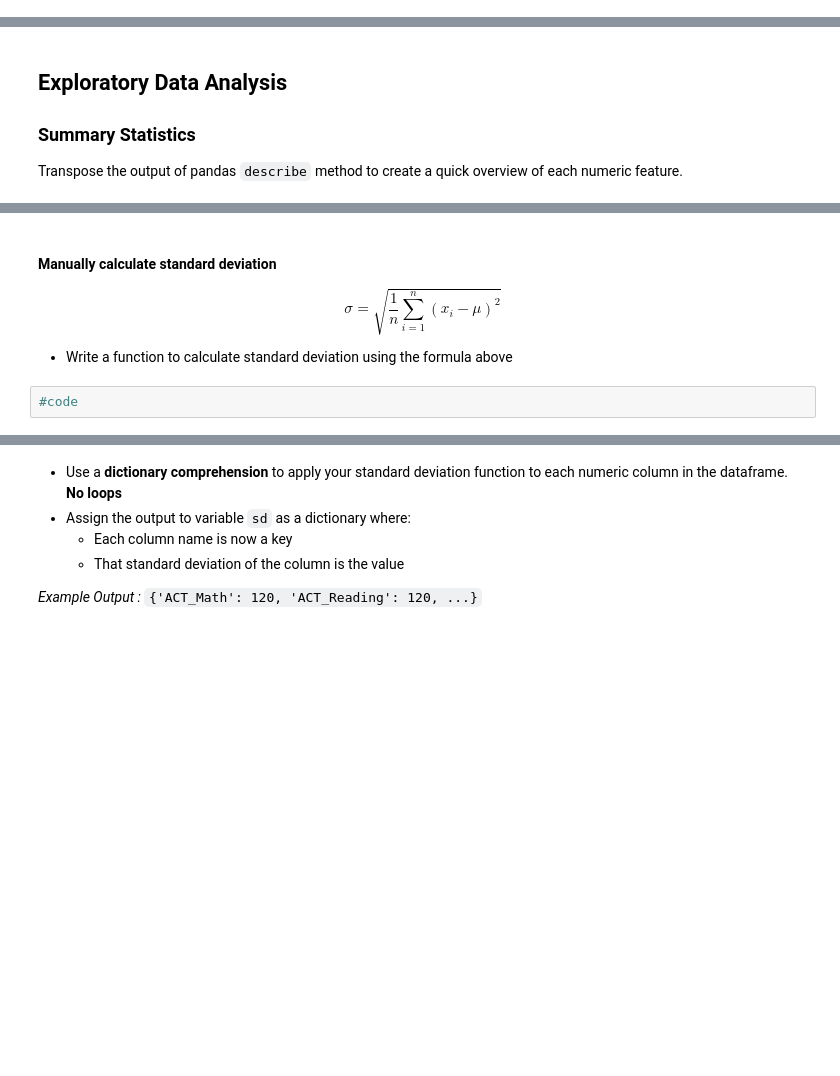
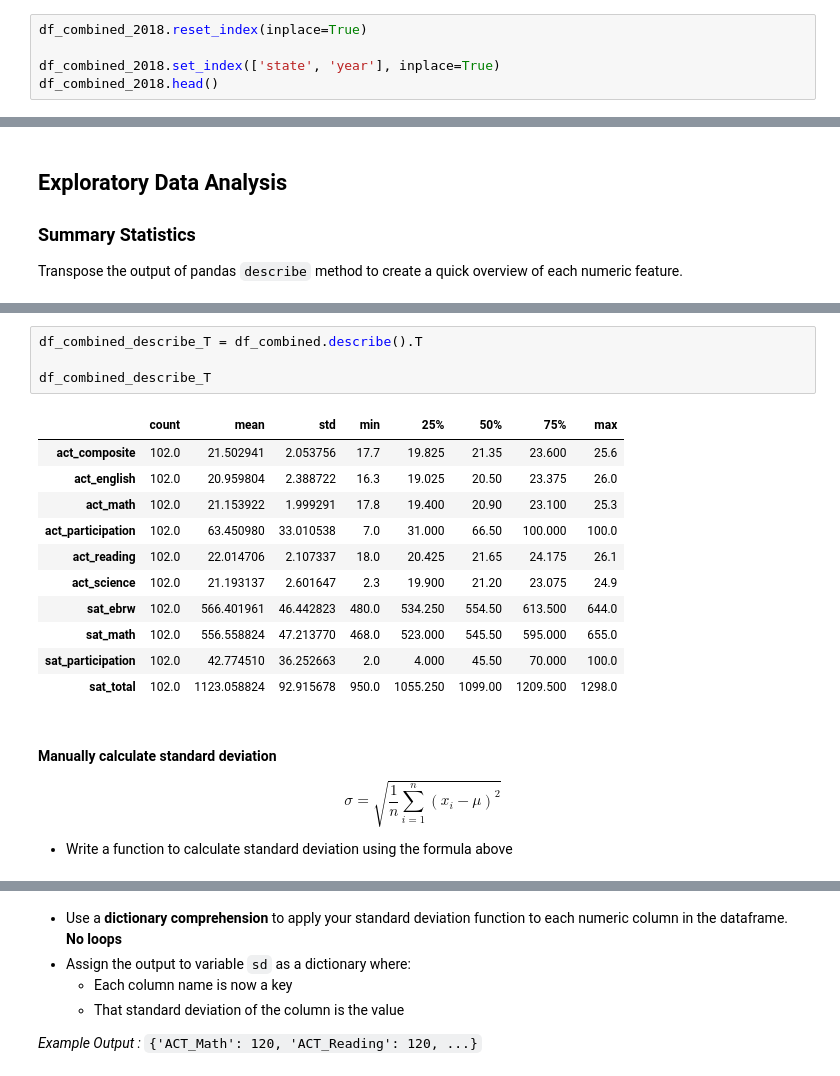
Before and after one commit to hakngrow/dsi, a Jupyter notebook: Project1234/project_1/code/test.ipynb, the cells around one changed output, grey strips where cells are left out. Saved outputs shown, nothing was run; the diff lists cells and outputs as text; blank space fills up the shorter version.

```diff
--- a/Project1234/project_1/code/test.ipynb
+++ b/Project1234/project_1/code/test.ipynb
@@ -528,0 +749,5 @@ Save the contents of this merged dataframe as `final.csv`.
+# %%
+df_combined_2018.reset_index(inplace=True)
+
+df_combined_2018.set_index(['state', 'year'], inplace=True)
+df_combined_2018.head()
@@ -537,8 +793,22 @@ Transpose the output of pandas `describe` method to create a quick overview of e
+# %%
+df_combined_describe_T = df_combined.describe().T
+
+df_combined_describe_T
+# %% [output]
+|  | count | mean | std | min | 25% | 50% | 75% | max |
+| act_composite | 102.0 | 21.502941 | 2.053756 | 17.7 | 19.825 | 21.35 | 23.600 | 25.6 |
+| act_english | 102.0 | 20.959804 | 2.388722 | 16.3 | 19.025 | 20.50 | 23.375 | 26.0 |
+| act_math | 102.0 | 21.153922 | 1.999291 | 17.8 | 19.400 | 20.90 | 23.100 | 25.3 |
+| act_participation | 102.0 | 63.450980 | 33.010538 | 7.0 | 31.000 | 66.50 | 100.000 | 100.0 |
+| act_reading | 102.0 | 22.014706 | 2.107337 | 18.0 | 20.425 | 21.65 | 24.175 | 26.1 |
+| act_science | 102.0 | 21.193137 | 2.601647 | 2.3 | 19.900 | 21.20 | 23.075 | 24.9 |
+| sat_ebrw | 102.0 | 566.401961 | 46.442823 | 480.0 | 534.250 | 554.50 | 613.500 | 644.0 |
+| sat_math | 102.0 | 556.558824 | 47.213770 | 468.0 | 523.000 | 545.50 | 595.000 | 655.0 |
+| sat_participation | 102.0 | 42.774510 | 36.252663 | 2.0 | 4.000 | 45.50 | 70.000 | 100.0 |
+| sat_total | 102.0 | 1123.058824 | 92.915678 | 950.0 | 1055.250 | 1099.00 | 1209.500 | 1298.0 |
 # %% [markdown]
 #### Manually calculate standard deviation
 
 $$\sigma = \sqrt{\frac{1}{n}\sum_{i=1}^n(x_i - \mu)^2}$$
 
 - Write a function to calculate standard deviation using the formula above
-# %%
-#code
```
Also changed, not shown: parts of 76 cells of this notebook, 8 other files.
